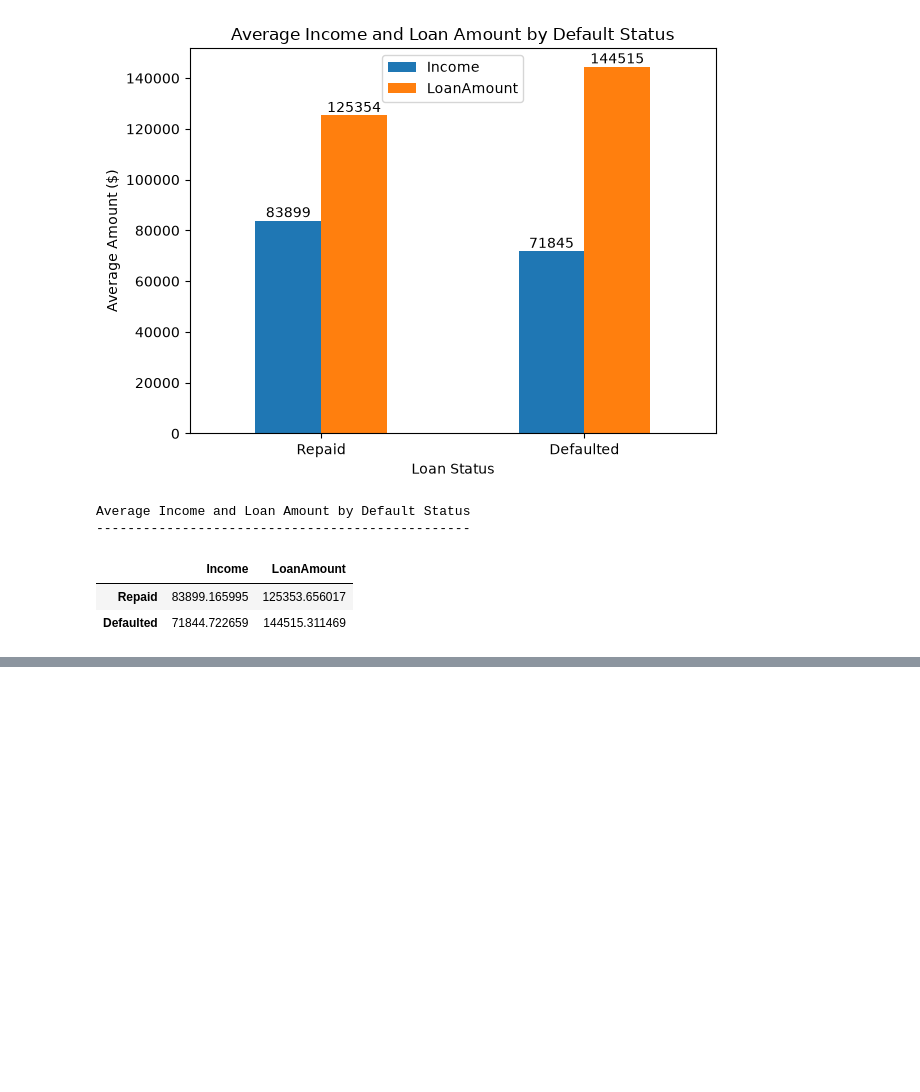
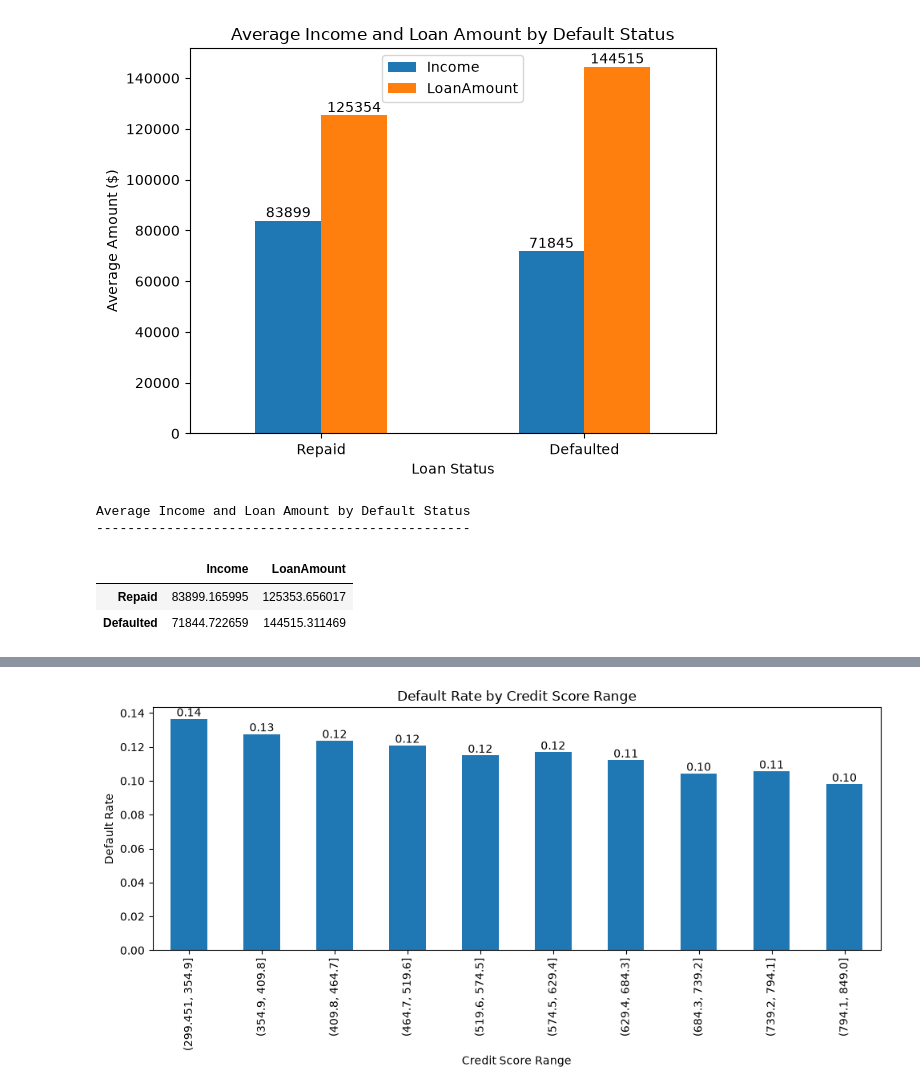
Before and after one commit to IrinaEkb/Loan_Default, a Jupyter notebook: notebooks/02_eda.ipynb, the cells around one changed output, grey strips where cells are left out. Saved outputs shown, nothing was run; the diff lists cells and outputs as text; code cells hidden in the pictures; blank space fills up the shorter version.

```diff
--- a/notebooks/02_eda.ipynb
+++ b/notebooks/02_eda.ipynb
@@ -186,0 +246,21 @@ Average Income and Loan Amount by Default Status
+# %%
+credit_bins = pd.cut(df["CreditScore"], bins=10)
+
+default_rate_score = df.groupby(credit_bins)["Default"].mean()
+
+plt.figure(figsize=(10, 5))
+
+ax = default_rate_score.plot(kind="bar")
+
+plt.title("Default Rate by Credit Score Range")
+plt.xlabel("Credit Score Range")
+plt.ylabel("Default Rate")
+
+for container in ax.containers:
+    ax.bar_label(container, fmt="%.2f")
+
+plt.tight_layout()
+plt.savefig(project_path / "visuals/default_rate_credit_score.png")
+plt.show()
+# %% [output]
+[figure, added]
```
Also changed, not shown: parts of 12 cells of this notebook, 8 other files.
